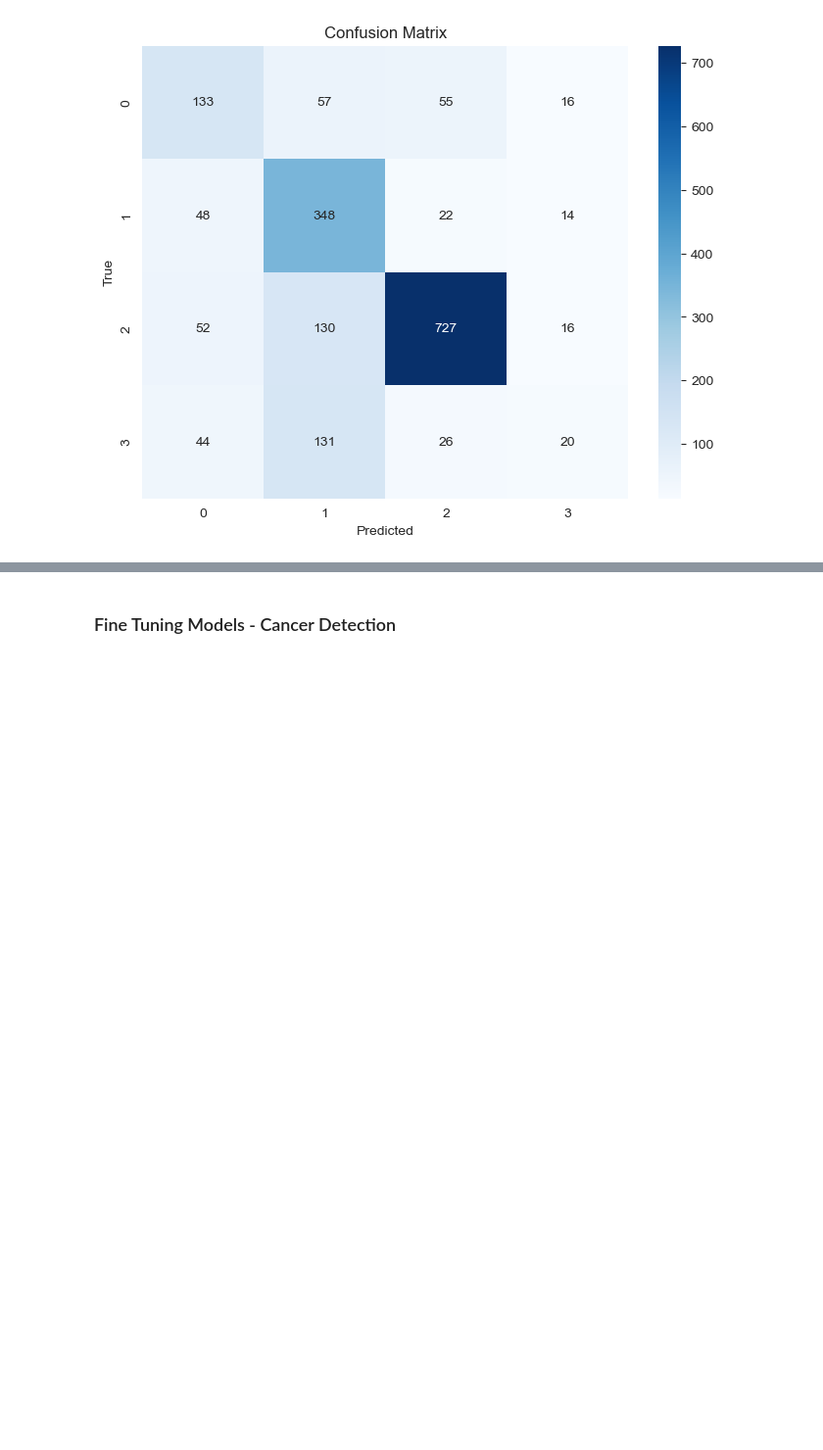
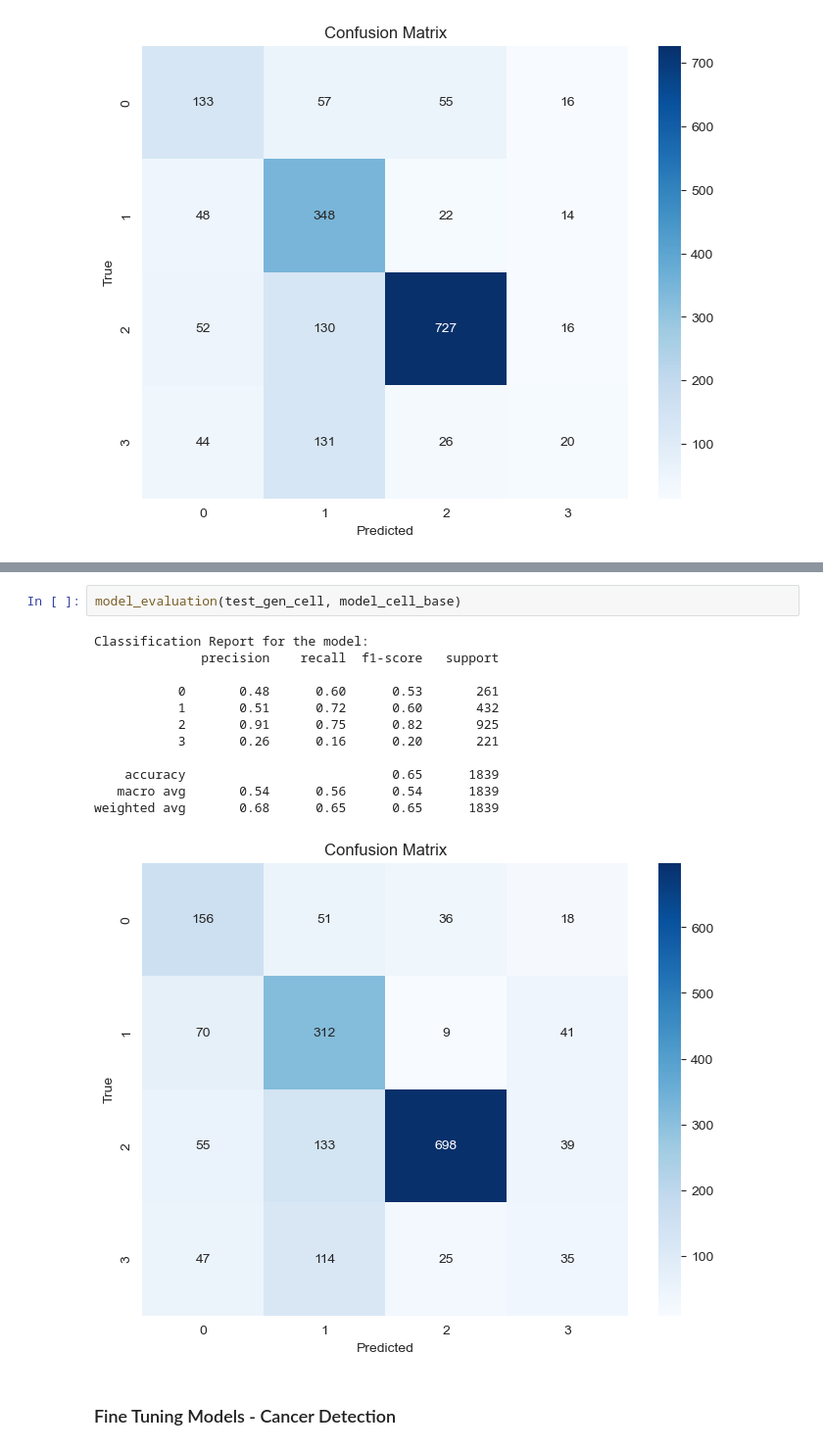
Before and after one commit to Shalini247/Image-Classification, a Jupyter notebook: s4073541_s4072225.ipynb, the cells around one changed output, grey strips where cells are left out. Shown at 98% size. Cells and saved outputs as stored; diff of their text form; blank space fills up the shorter version.

```diff
--- a/s4073541_s4072225.ipynb
+++ b/s4073541_s4072225.ipynb
@@ -584,3 +688,18 @@ weighted avg       0.67      0.67      0.65      1839
+# %%
+model_evaluation(test_gen_cell, model_cell_base)
+# %% [output]
+Classification Report for the model:
+              precision    recall  f1-score   support
+
+           0       0.48      0.60      0.53       261
+           1       0.51      0.72      0.60       432
+           2       0.91      0.75      0.82       925
+           3       0.26      0.16      0.20       221
+
+    accuracy                           0.65      1839
+   macro avg       0.54      0.56      0.54      1839
+weighted avg       0.68      0.65      0.65      1839
+[figure, added]
 # %% [markdown]
 ### Fine Tuning Models - Cancer Detection
 # %%
```
Also changed, not shown: parts of 26 cells of this notebook.
